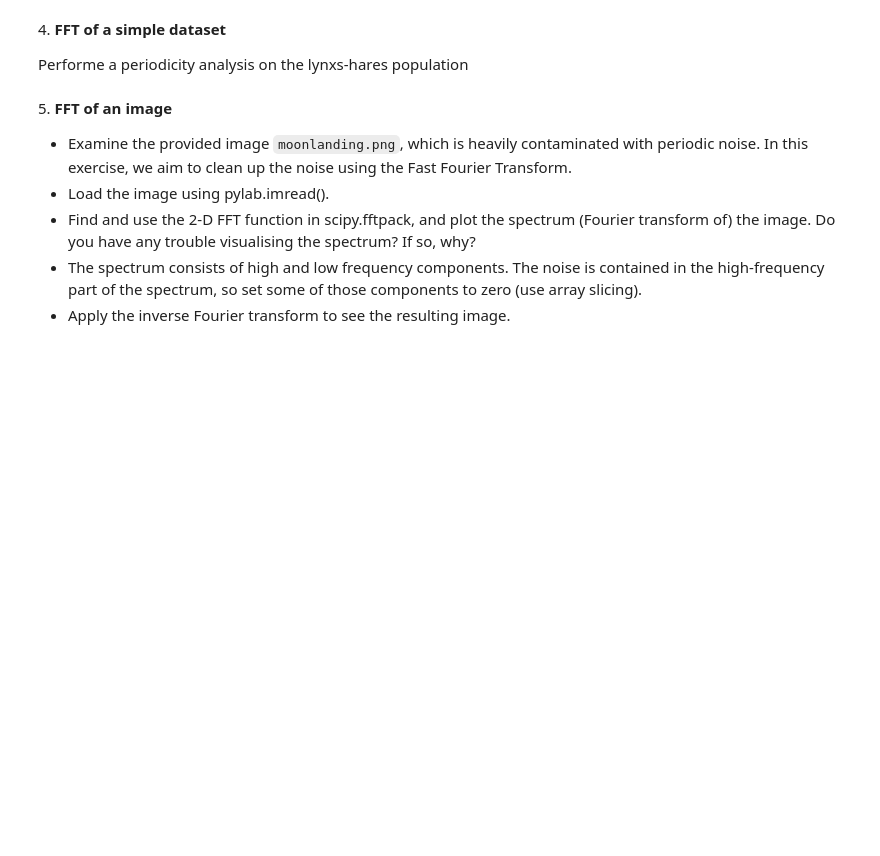
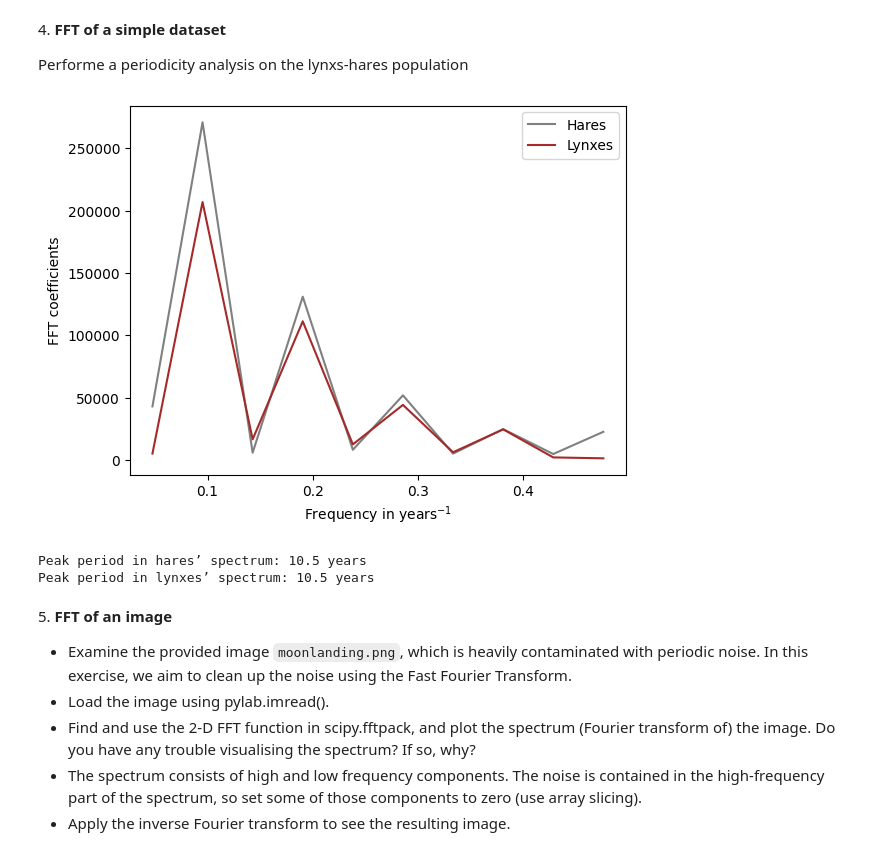
Before and after one commit to gulbord/LaboratoryOfComputationalPhysics_Y5, a Jupyter notebook: 09ex_Algorithms.ipynb, the cells around one changed output. Saved outputs shown, nothing was run; the diff lists cells and outputs as text; code cells hidden in the pictures; blank space fills up the shorter version.

```diff
--- a/09ex_Algorithms.ipynb
+++ b/09ex_Algorithms.ipynb
@@ -78,6 +121,44 @@ How many global minima are there, and what is the function value at those points
 4\. **FFT of a simple dataset**
 
 Performe a periodicity analysis on the lynxs-hares population
+# %%
+from scipy import fftpack
+
+# load data from txt file
+pop = pd.read_csv("populations.txt",
+                  delimiter='\t', dtype=int, skiprows=1,
+                  names=["year", "hares", "lynxes", "carrots"])
+
+# fft frequencies
+# d=1 because the time step is 1 year
+freqs = fftpack.fftfreq(len(pop), d=1)
+# limit to positive frequencies
+mask = np.where(freqs > 0)
+freqs = freqs[mask]
+
+# ffts
+hares_fft = np.abs(fftpack.fft(pop["hares"]))[mask]
+lynxes_fft = np.abs(fftpack.fft(pop["lynxes"]))[mask]
+
+# plot the fft coefficients
+plt.plot(freqs, hares_fft, c="grey", label="Hares")
+plt.plot(freqs, lynxes_fft, c="brown", label="Lynxes")
+plt.xlabel(r"Frequency in $\mathrm{years}^{-1}$")
+plt.ylabel("FFT coefficients")
+plt.legend()
+plt.show()
+# %% [output]
+[figure, added]
+# %%
+# find peak frequencies
+hares_peak_freq = freqs[hares_fft.argmax()]
+lynxes_peak_freq = freqs[lynxes_fft.argmax()]
+
+print(f"Peak period in hares’ spectrum: {1 / hares_peak_freq} years")
+print(f"Peak period in lynxes’ spectrum: {1 / lynxes_peak_freq} years")
+# %% [output]
+Peak period in hares’ spectrum: 10.5 years
+Peak period in lynxes’ spectrum: 10.5 years
 # %% [markdown]
 5\. **FFT of an image**
 
```
Also changed, not shown: parts of 4 cells of this notebook.
